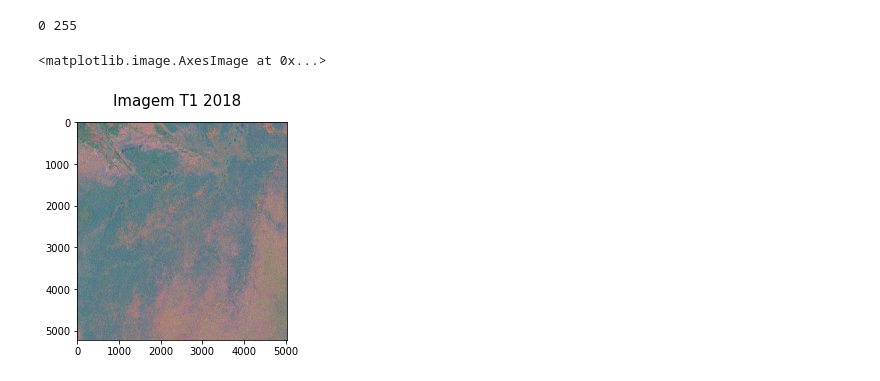
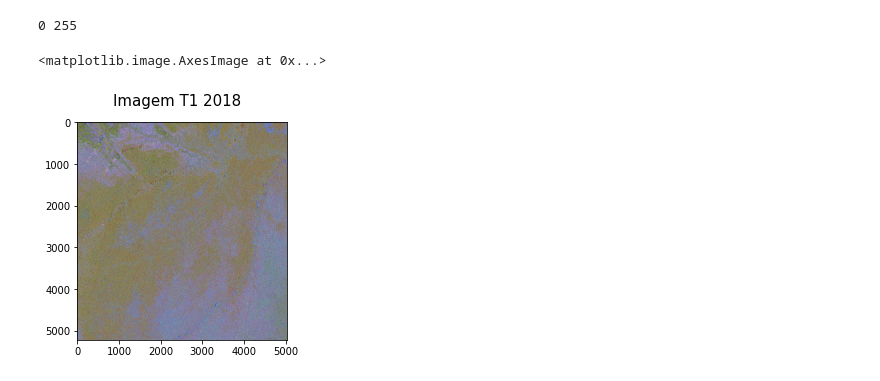
Before and after one commit to thimabru1010/resuneta, a Jupyter notebook: test_notebooks/CVA_test.ipynb, the cells around one changed output. Cells and saved outputs as stored; diff of their text form; code cells hidden in the pictures.

```diff
--- a/test_notebooks/CVA_test.ipynb
+++ b/test_notebooks/CVA_test.ipynb
@@ -28,8 +29,8 @@ print(img_t2.shape)
 # %%
 # Convert shape from C x H x W --> H x W x C
 # Convert from float32 to uint8
-image_t1 = img_t1.transpose((1, 2, 0))
-image_t2 = img_t2.transpose((1, 2, 0))
+img_t1 = img_t1.transpose((1, 2, 0))
+img_t2 = img_t2.transpose((1, 2, 0))
 input_image = np.concatenate((image_t1, image_t2), axis=-1)
 # img_train_normalized = normalization(img_train)
 print('Image 7 bands')
@@ -58,9 +59,9 @@ print(img_t1_rgb.min(), img_t1_rgb.max())
 # %%
 fig = plt.figure()
 fig.suptitle('Imagem T1 2018', fontsize=15)
-plt.imshow(img_t1_bgr)
+plt.imshow(img_t1_rgb)
 # %% [output]
 <matplotlib.image.AxesImage at 0x...>
-[figure, old version]
+[figure, new version]
 # %%
 #%% ************ CVA ************
```
Also changed, not shown: parts of 4 cells of this notebook, 4 other files.
